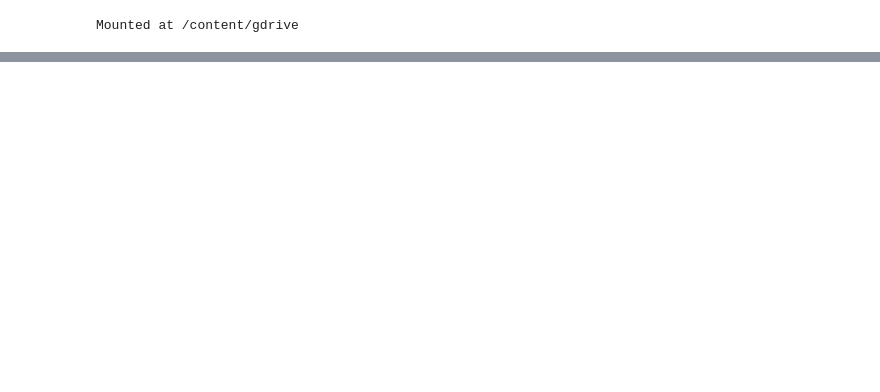
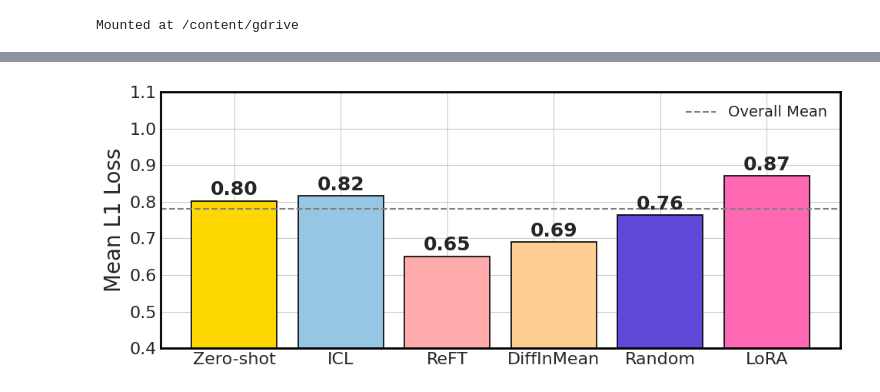
Before and after one commit to gargarushee/Benchmarking-Distributional-Alignment-of-Small-Language-Models, a Jupyter notebook: plot.ipynb, the cells around one changed output, grey strips where cells are left out. Saved outputs shown, nothing was run; the diff lists cells and outputs as text; code cells hidden in the pictures; blank space fills up the shorter version.

Commit message:
add in final plot

```diff
--- a/plot.ipynb
+++ b/plot.ipynb
@@ -38,0 +9,90 @@ plt.show()
+# %%
+import matplotlib.pyplot as plt
+import numpy as np
+import json
+import matplotlib as mpl
+
+# Load data
+json_files = [
+    'distance_zs.json', 'distance_icl.json',
+    'distance_reft.json', 'distance_reps.json', 'distance_random.json', 'distance_lora.json'
+]
+data = []
+for file in json_files:
+    with open(file, 'r') as f:
+        data.append(json.load(f))
+
+# Compute means
+means = [np.mean(d) for d in data]
+
+# Define color palette provided
+color_palette = ['#FFD700', '#97C6E5', '#FFABAB', '#FFCE93', '#6148D8', '#FF69B4']  # Added a 6th color
+
+# Set plot style and font
+plt.style.use('seaborn-whitegrid')
+mpl.rcParams.update({
+    'font.size': 14,
+    'axes.labelsize': 18,
+    'axes.titlesize': 18,
+    'xtick.labelsize': 16,
+    'ytick.labelsize': 16,
+    'legend.fontsize': 14,
+})
+
+# Create figure and axes
+fig, ax = plt.subplots(figsize=(10, 4))
+
+# Positions for bars
+x_positions = np.arange(len(json_files)) + 1
+
+# Plot bar chart without error bars
+bars = ax.bar(
+    x_positions, means, color=color_palette,
+    edgecolor='black', linewidth=1.2
+)
+
+# Annotate mean values
+for i, mean in enumerate(means, start=1):
+    ax.text(
+        i, mean + 0.005, f'{mean:.2f}', ha='center', va='bottom',
+        fontsize=18, fontweight='bold'
+    )
+
+# Overall mean line
+overall_mean = np.mean([item for sublist in data for item in sublist])
+overall_line = ax.axhline(overall_mean, color='grey', linestyle='--', linewidth=1.5)
+
+# Move overall mean annotation into legend
+ax.legend([overall_line], ['Overall Mean'], loc='upper right')
+
+# Set labels with larger font sizes
+ax.set_ylabel('Mean L1 Loss', fontsize=20)
+
+# Set x-ticks
+ax.set_xticks(x_positions)
+ax.set_xticklabels(
+    ["Zero-shot", "ICL", "ReFT", "DiffInMean", "Random", "LoRA"]
+)
+
+# Adjust y-limits to focus on mean differences
+# ymin = min(means) - 0.05 * (max(means) - min(means))
+# ymax = max(means) + 0.10 * (max(means) - min(means))
+ax.set_ylim(0.4, 1.1)
+
+# Remove title
+# ax.set_title('Comparison of Steering Methods', fontsize=18, pad=20)
+
+C, W, L, T = "black", 2, 2, 2 # <- adjust here
+#Color, Width, Length, Tickness --------------
+list_of_spines = ["left", "right", "top", "bottom"]
+for sp in list_of_spines:
+    ax.spines[sp].set_linewidth(T)
+    ax.spines[sp].set_color(C)
+
+# Tight layout
+plt.tight_layout()
+
+# Show plot
+fig.savefig('result.pdf', format='pdf', dpi=300)
+# %% [output]
+[figure, added]
```
Also changed, not shown: parts of 1 cell of this notebook, 1 other file.
